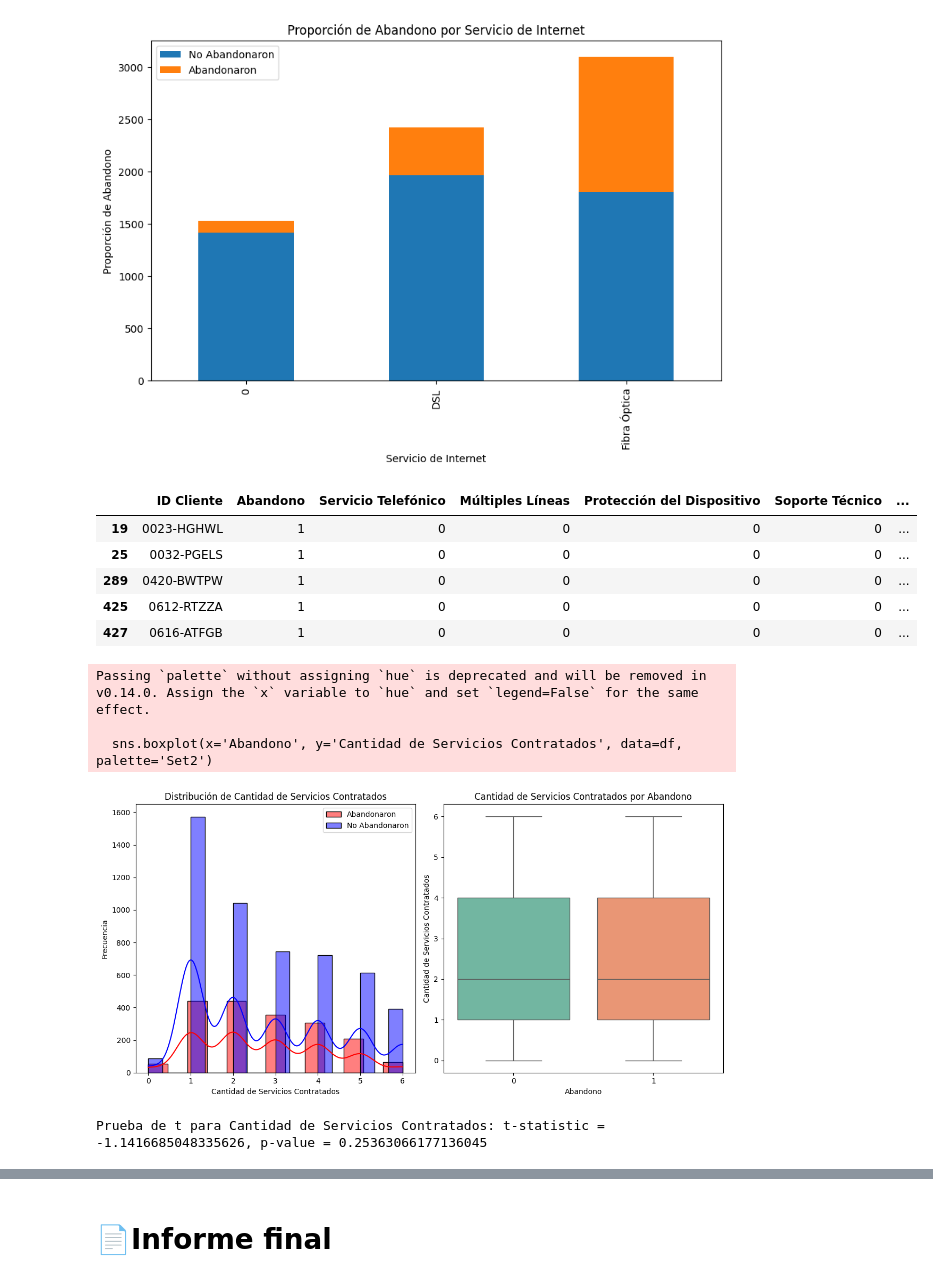
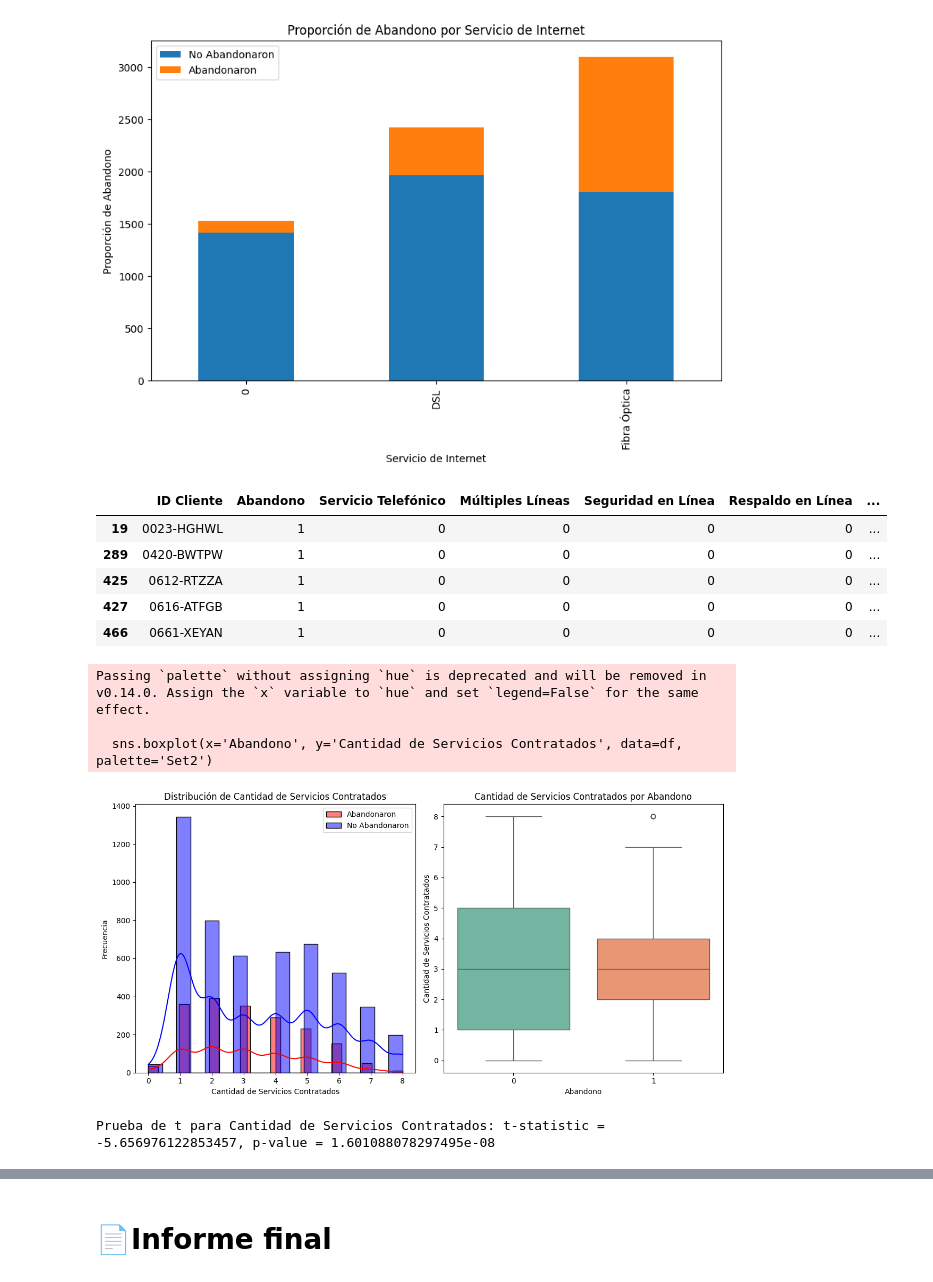
Before and after one commit to anasayago/challenge2-data-science-latam, a Jupyter notebook: TelecomX_LATAM.ipynb, the cells around one changed output, grey strips where cells are left out. Saved outputs shown, nothing was run; the diff lists cells and outputs as text; code cells hidden in the pictures.

```diff
--- a/TelecomX_LATAM.ipynb
+++ b/TelecomX_LATAM.ipynb
@@ -665,27 +679,29 @@ plot_proportions(df, 'Servicio de Internet', 'Proporción de Abandono por Servic
 # %%
 # Crear la columna de cantidad de servicios contratados
 df['Cantidad de Servicios Contratados'] = (
     df['Servicio Telefónico'] +
     df['Múltiples Líneas'] +
+    df['Seguridad en Línea'] +
+    df['Respaldo en Línea'] +
     df['Protección del Dispositivo'] +
     df['Soporte Técnico'] +
     df['TV por Cable'] +
     df['Streaming de Películas']
 )
 
 df.head()
 #solo mostrar algunas columnas
-df[['ID Cliente', 'Abandono','Servicio Telefónico', 'Múltiples Líneas', 'Protección del Dispositivo', 'Soporte Técnico', 'TV por Cable', 'Streaming de Películas', 'Cantidad de Servicios Contratados']].head()
-# ver cantidda de servicios == 0 y algunas columnas
+df[['ID Cliente', 'Abandono','Servicio Telefónico', 'Múltiples Líneas', 'Seguridad en Línea', 'Respaldo en Línea', 'Protección del Dispositivo', 'Soporte Técnico', 'TV por Cable', 'Streaming de Películas', 'Cantidad de Servicios Contratados']].head()
+# ver cantidad de servicios == 0 y algunas columnas
 
-df[df['Cantidad de Servicios Contratados'] == 0][['ID Cliente', 'Abandono','Servicio Telefónico', 'Múltiples Líneas', 'Protección del Dispositivo', 'Soporte Técnico', 'TV por Cable', 'Streaming de Películas', 'Cantidad de Servicios Contratados']].head()
+df[df['Cantidad de Servicios Contratados'] == 0][['ID Cliente', 'Abandono','Servicio Telefónico', 'Múltiples Líneas', 'Seguridad en Línea', 'Respaldo en Línea', 'Protección del Dispositivo', 'Soporte Técnico', 'TV por Cable', 'Streaming de Películas', 'Cantidad de Servicios Contratados']].head()
 # %% [output]
-|  | ID Cliente | Abandono | Servicio Telefónico | Múltiples Líneas | Protección del Dispositivo | Soporte Técnico | ... |
+|  | ID Cliente | Abandono | Servicio Telefónico | Múltiples Líneas | Seguridad en Línea | Respaldo en Línea | ... |
 | 19 | 0023-HGHWL | 1 | 0 | 0 | 0 | 0 | ... |
-| 25 | 0032-PGELS | 1 | 0 | 0 | 0 | 0 | ... |
 | 289 | 0420-BWTPW | 1 | 0 | 0 | 0 | 0 | ... |
 | 425 | 0612-RTZZA | 1 | 0 | 0 | 0 | 0 | ... |
 | 427 | 0616-ATFGB | 1 | 0 | 0 | 0 | 0 | ... |
+| 466 | 0661-XEYAN | 1 | 0 | 0 | 0 | 0 | ... |
 # %%
 import matplotlib.pyplot as plt
 import seaborn as sns
@@ -718,7 +734,7 @@ plt.show()
 Passing `palette` without assigning `hue` is deprecated and will be removed in v0.14.0. Assign the `x` variable to `hue` and set `legend=False` for the same effect.
 
   sns.boxplot(x='Abandono', y='Cantidad de Servicios Contratados', data=df, palette='Set2')
-[figure, old version]
+[figure, new version]
 # %%
 from scipy.stats import ttest_ind
 
@@ -726,7 +742,7 @@ from scipy.stats import ttest_ind
 t_stat_servicios, p_value_servicios = ttest_ind(abandonaron['Cantidad de Servicios Contratados'], no_abandonaron['Cantidad de Servicios Contratados'])
 print(f'Prueba de t para Cantidad de Servicios Contratados: t-statistic = {t_stat_servicios}, p-value = {p_value_servicios}')
 # %% [output]
-Prueba de t para Cantidad de Servicios Contratados: t-statistic = -1.1416685048335626, p-value = 0.25363066177136045
+Prueba de t para Cantidad de Servicios Contratados: t-statistic = -5.656976122853457, p-value = 1.601088078297495e-08
 # %%
 # Gráfico de violín
 plt.figure(figsize=(10, 6))
```
Also changed, not shown: parts of 5 cells of this notebook.
